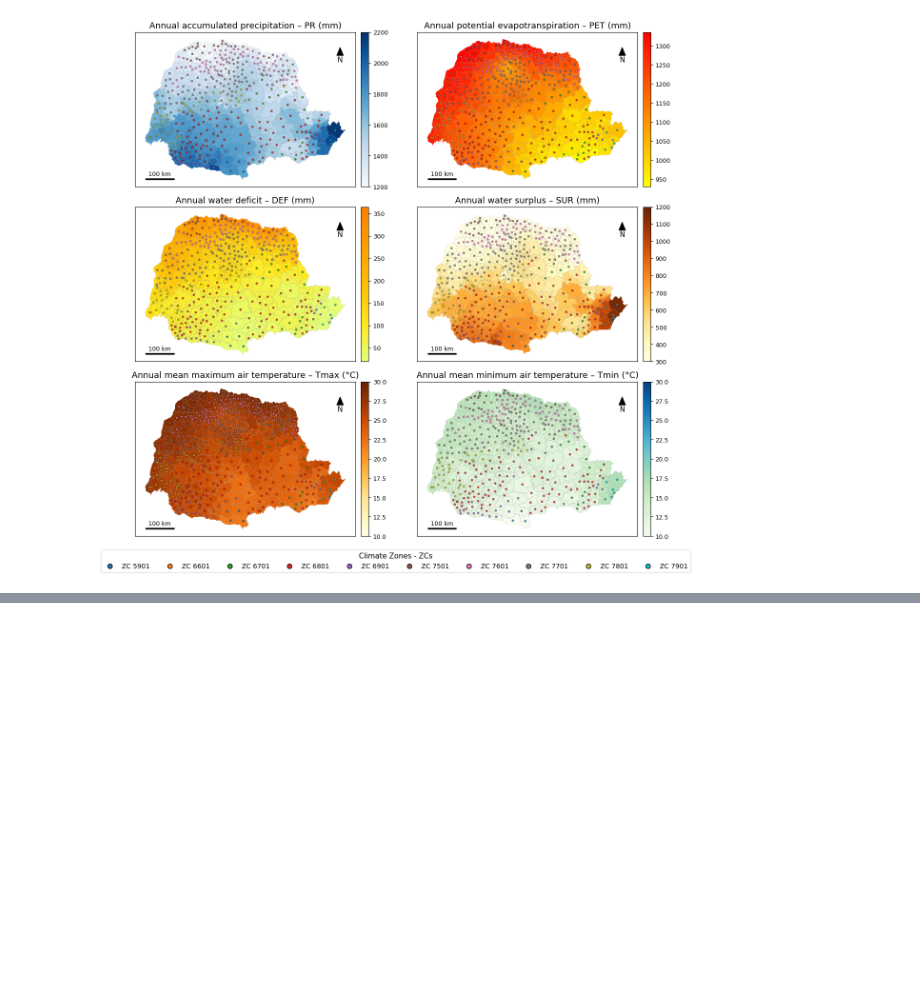
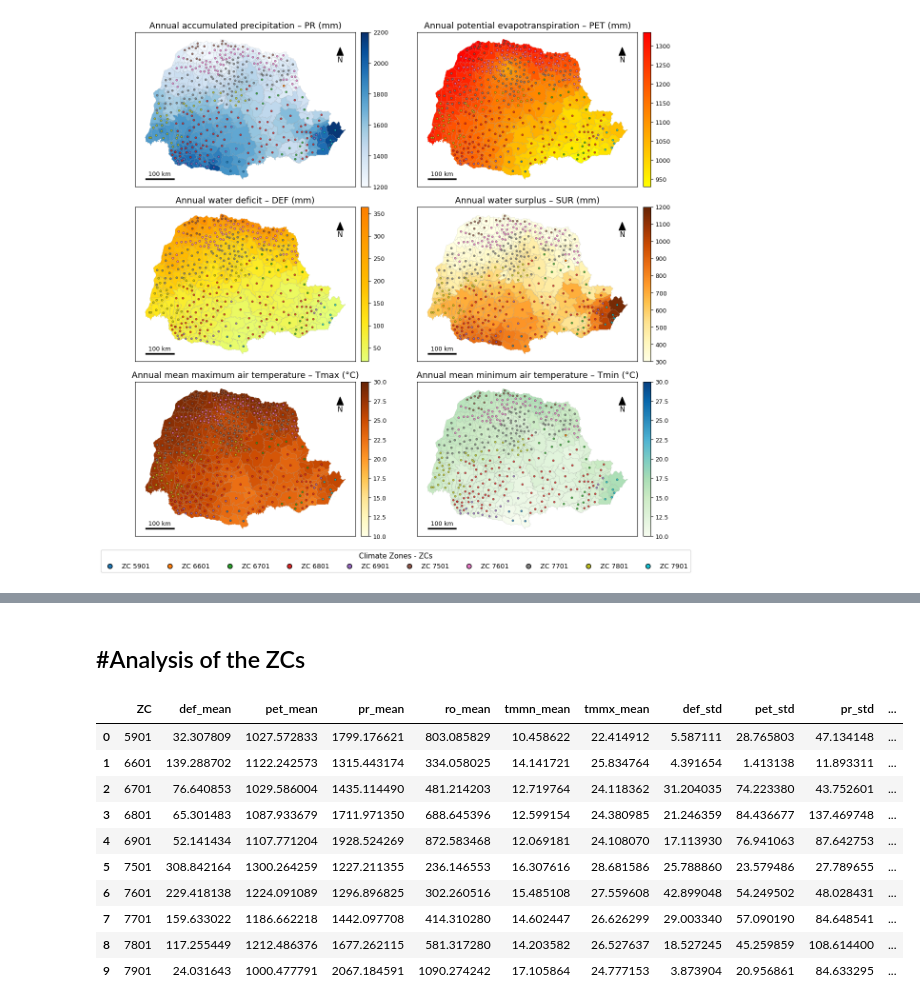
Before and after one commit to fcoliveira-utfpr/climate_parana, a Jupyter notebook: characterization_and_spatial_variability_analysis.ipynb, the cells around one changed output, grey strips where cells are left out. Drawn from its saved outputs; the diff is of its cells as text; code cells hidden in the pictures; blank space fills up the shorter version.

```diff
--- a/characterization_and_spatial_variability_analysis.ipynb
+++ b/characterization_and_spatial_variability_analysis.ipynb
@@ -352,0 +627,34 @@ plt.show()
+# %% [markdown]
+#Analysis of the ZCs
+---
+# %%
+url = "https://raw.githubusercontent.com/fcoliveira-utfpr/climate_parana/refs/heads/main/dados_concatenados_zc.csv"
+df = pd.read_csv(url, sep = ",")
+
+resultado = (
+    df
+    .groupby(['ZC', 'variavel'])['valor']
+    .agg(['mean', 'std'])
+    .unstack('variavel')
+)
+resultado
+
+resultado.columns = [
+    f'{var}_{stat}' for stat, var in resultado.columns
+]
+
+resultado = resultado.reset_index()
+
+resultado
+# %% [output]
+|  | ZC | def_mean | pet_mean | pr_mean | ro_mean | tmmn_mean | tmmx_mean | def_std | pet_std | pr_std | ... |
+| 0 | 5901 | 32.307809 | 1027.572833 | 1799.176621 | 803.085829 | 10.458622 | 22.414912 | 5.587111 | 28.765803 | 47.134148 | ... |
+| 1 | 6601 | 139.288702 | 1122.242573 | 1315.443174 | 334.058025 | 14.141721 | 25.834764 | 4.391654 | 1.413138 | 11.893311 | ... |
+| 2 | 6701 | 76.640853 | 1029.586004 | 1435.114490 | 481.214203 | 12.719764 | 24.118362 | 31.204035 | 74.223380 | 43.752601 | ... |
+| 3 | 6801 | 65.301483 | 1087.933679 | 1711.971350 | 688.645396 | 12.599154 | 24.380985 | 21.246359 | 84.436677 | 137.469748 | ... |
+| 4 | 6901 | 52.141434 | 1107.771204 | 1928.524269 | 872.583468 | 12.069181 | 24.108070 | 17.113930 | 76.941063 | 87.642753 | ... |
+| 5 | 7501 | 308.842164 | 1300.264259 | 1227.211355 | 236.146553 | 16.307616 | 28.681586 | 25.788860 | 23.579486 | 27.789655 | ... |
+| 6 | 7601 | 229.418138 | 1224.091089 | 1296.896825 | 302.260516 | 15.485108 | 27.559608 | 42.899048 | 54.249502 | 48.028431 | ... |
+| 7 | 7701 | 159.633022 | 1186.662218 | 1442.097708 | 414.310280 | 14.602447 | 26.626299 | 29.003340 | 57.090190 | 84.648541 | ... |
+| 8 | 7801 | 117.255449 | 1212.486376 | 1677.262115 | 581.317280 | 14.203582 | 26.527637 | 18.527245 | 45.259859 | 108.614400 | ... |
+| 9 | 7901 | 24.031643 | 1000.477791 | 2067.184591 | 1090.274242 | 17.105864 | 24.777153 | 3.873904 | 20.956861 | 84.633295 | ... |
```
Also changed, not shown: parts of 6 cells of this notebook.
